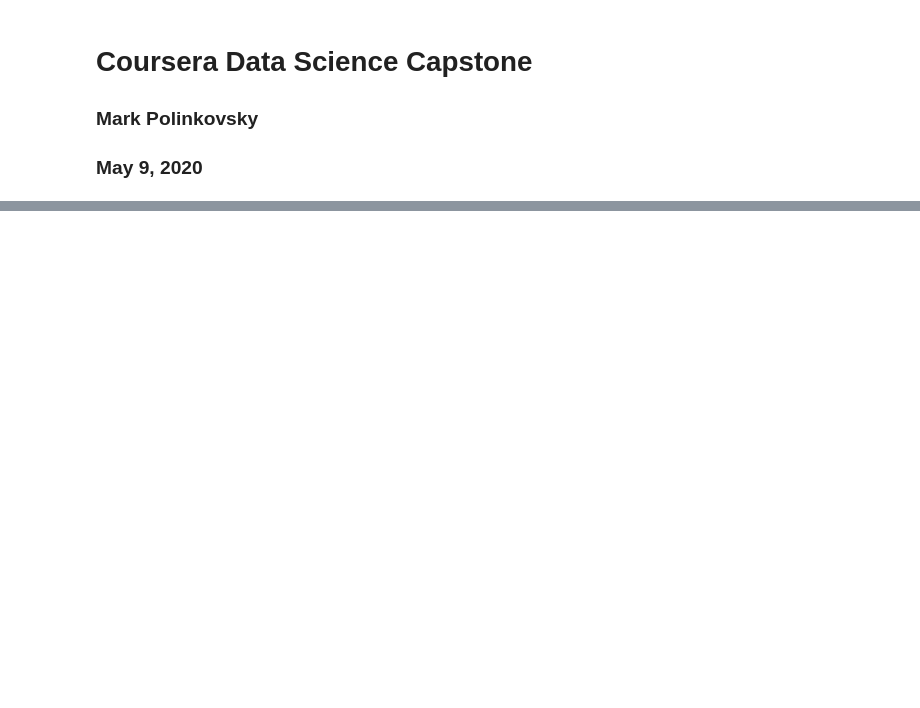
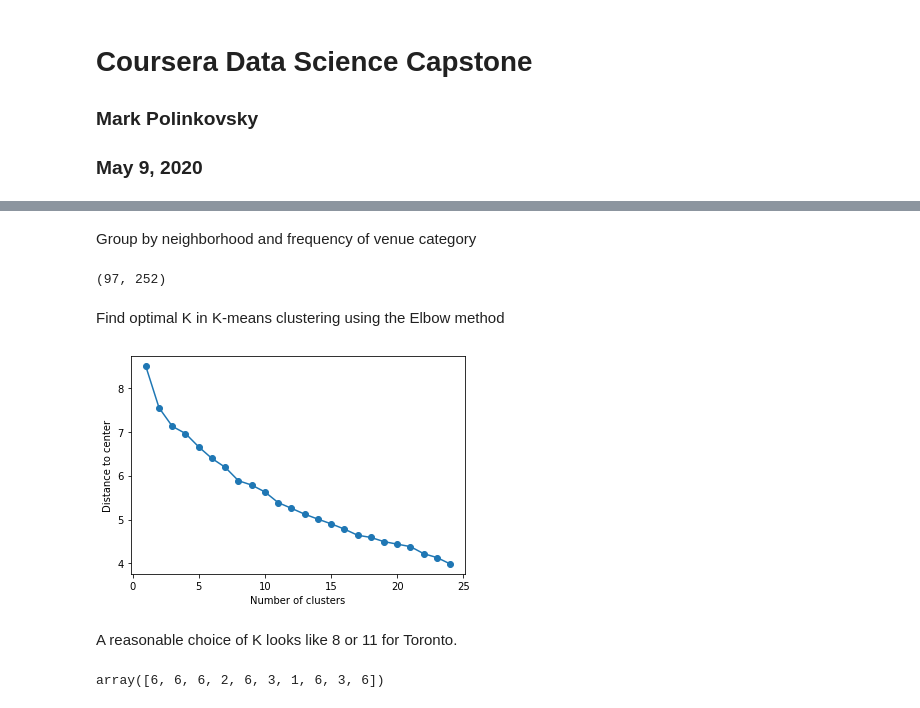
Before and after one commit to polinkov/DataScienceCapstone, a Jupyter notebook: Capstone Project.ipynb, the cells around one changed output, grey strips where cells are left out. Saved outputs shown, nothing was run; the diff lists cells and outputs as text; code cells hidden in the pictures; blank space fills up the shorter version.

```diff
--- a/Capstone Project.ipynb
+++ b/Capstone Project.ipynb
@@ -15,0 +182,3 @@ The new city's neighborhoods will be clustered using k-means clustering, based o
+# %%
+dftor = pd.read_csv('torontohoods_lat_long.csv')
+toronto_venues = pd.read_csv('torontovenues.csv')
@@ -15,0 +246,14 @@ The new city's neighborhoods will be clustered using k-means clustering, based o
+# %%
+# one hot encoding
+toronto_onehot = pd.get_dummies(toronto_venues[['Venue Category']], prefix="", prefix_sep="")
+
+# add neighborhood column back to dataframe
+toronto_onehot['Neighborhood'] = toronto_venues['Neighborhood']
+
+# move neighborhood column to the first column
+cols=list(toronto_onehot)
+cols.insert(0, cols.pop(cols.index('Neighborhood')))
+toronto_onehot = toronto_onehot.loc[:, cols]
+toronto_onehot
+
+toronto_onehot.head()
@@ -15,0 +267,41 @@ The new city's neighborhoods will be clustered using k-means clustering, based o
+# %% [markdown]
+Group by neighborhood and frequency of venue category
+# %%
+toronto_grouped = toronto_onehot.groupby('Neighborhood').mean().reset_index()
+toronto_grouped.shape
+# %% [output]
+(97, 252)
+# %% [markdown]
+Find optimal K in K-means clustering using the Elbow method
+# %%
+distmeas = []
+toronto_grouped_clustering = toronto_grouped.drop('Neighborhood', 1)
+maxk=25
+
+for i in range(1, maxk):
+    km = KMeans(
+        n_clusters=i, init='random',
+        n_init=10, max_iter=300,
+        tol=1e-04, random_state=0
+    )
+    km.fit(toronto_grouped_clustering)
+    distmeas.append(km.inertia_)
+
+# plot
+plt.plot(range(1, maxk), distmeas, marker='o')
+plt.xlabel('Number of clusters')
+plt.ylabel('Distance to center')
+plt.show()
+# %% [output]
+[figure, added]
+# %% [markdown]
+A reasonable choice of K looks like 8 or 11 for Toronto.
+# %%
+k_tor = 8
+# run k-means clustering
+kmeanstor = KMeans(n_clusters=k_tor, random_state=0).fit(toronto_grouped_clustering)
+
+# check cluster labels generated for each row in the dataframe
+kmeanstor.labels_[0:10]
+# %% [output]
+array([6, 6, 6, 2, 6, 3, 1, 6, 3, 6])
```
Also changed, not shown: parts of 63 cells of this notebook, 2 other files.
